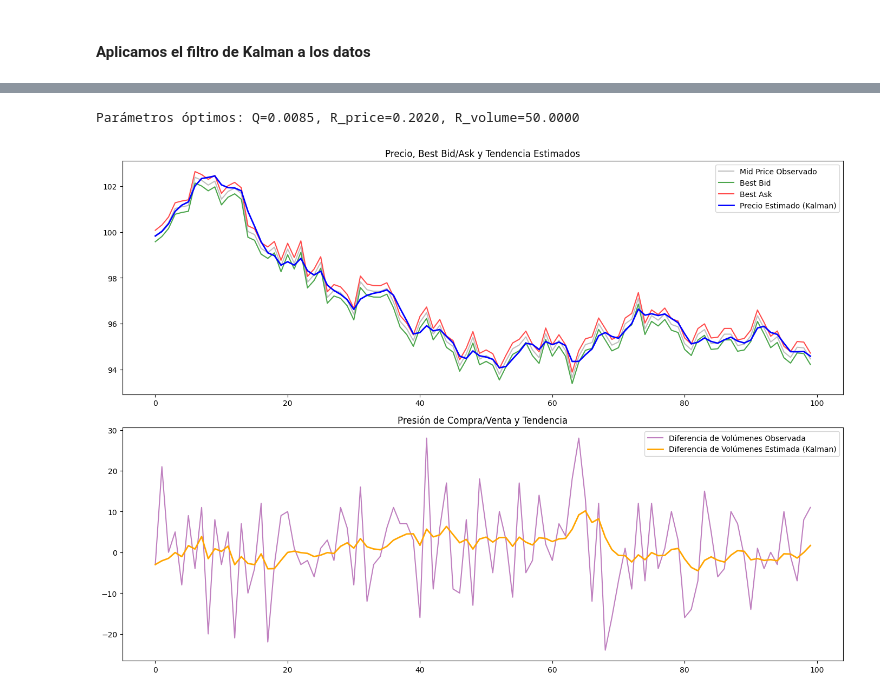
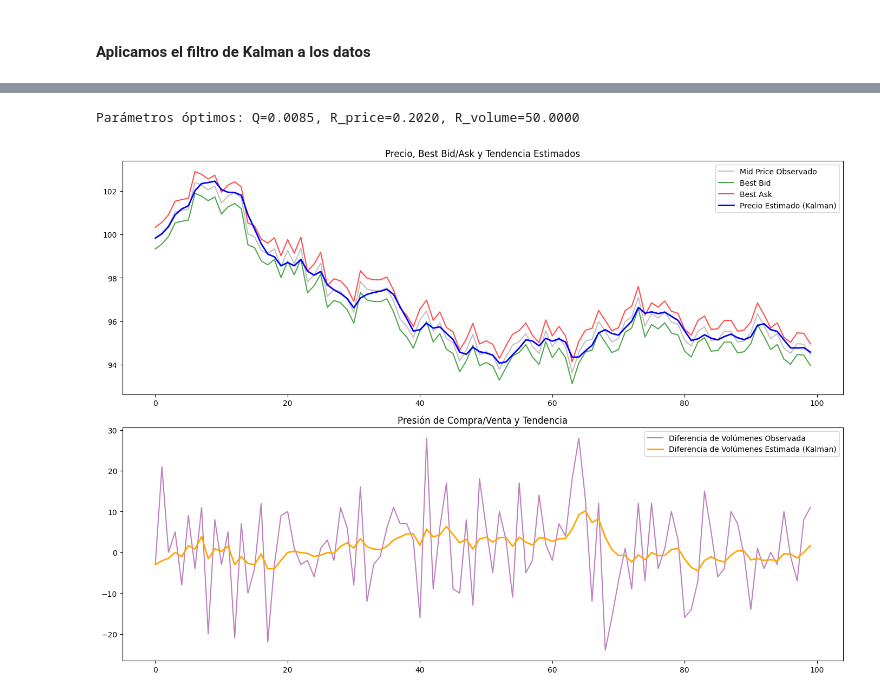
Before and after one commit to SantiLC03/market-making-polymarket, a Jupyter notebook: Kalman.ipynb, the cells around one changed output, grey strips where cells are left out. Cells and saved outputs as stored; diff of their text form; code cells hidden in the pictures.

Commit message:
Mejora Kalman Máx. Ver.

```diff
--- a/Kalman.ipynb
+++ b/Kalman.ipynb
@@ -104,7 +166,7 @@ np.random.seed(42)
 n = 100  # Número de observaciones
 true_price = np.cumsum(np.random.normal(0, 0.5, n)) + 100  # Precio real
 mid_price = true_price + np.random.normal(0, 0.3, n)     # Mid-price observado
-spread = 0.5  # Spread típico
+spread = 1  # Spread típico
 best_bid = mid_price - spread / 2  # Precio bid
 best_ask = mid_price + spread / 2  # Precio ask
 bid_volume = np.random.poisson(50, n)  # Volumen bid
@@ -244,43 +195,18 @@ class KalmanMLE:
-# %%
-# Estimación de parámetros con MLE
-mle_estimator = KalmanMLE(df['mid_price'], df['volume_diff'])
-optimal_params = mle_estimator.fit()
-
-print(f"Parámetros óptimos: Q={optimal_params['Q']:.4f}, R_price={optimal_params['R_price']:.4f}, R_volume={optimal_params['R_volume']:.4f}")
-
-# Obtener el filtro óptimo
-optimal_kf = mle_estimator.get_optimal_filter()
-
-# Aplicar el filtro óptimo
-states, _ = optimal_kf.filter(mle_estimator.observations)
-
-# Guardar resultados en el DataFrame
-df['estimated_price'] = states[:, 0]
-df['estimated_trend'] = states[:, 1]
-df['estimated_volume_diff'] = states[:, 2]
-df['estimated_volume_trend'] = states[:, 3]
-
-# Graficar resultados
-plt.figure(figsize=(14, 10))
-
-# Gráfica del precio
-plt.subplot(2, 1, 1)
-plt.plot(df['mid_price'], label='Mid Price Observado', alpha=0.5, color='gray')
-plt.plot(df['best_bid'], label='Best Bid', alpha=0.7, color='green')
-plt.plot(df['best_ask'], label='Best Ask', alpha=0.7, color='red')
-plt.plot(df['estimated_price'], label='Precio Estimado (Kalman)', linewidth=2, color='blue')
-plt.legend()
-plt.title('Precio, Best Bid/Ask y Tendencia Estimados')
-
-# Gráfica de la diferencia de volúmenes
-plt.subplot(2, 1, 2)
-plt.plot(df['volume_diff'], label='Diferencia de Volúmenes Observada', alpha=0.5, color='purple')
-plt.plot(df['estimated_volume_diff'], label='Diferencia de Volúmenes Estimada (Kalman)', linewidth=2, color='orange')
-plt.legend()
-plt.title('Presión de Compra/Venta y Tendencia')
-
-plt.tight_layout()
-plt.show()
-# %% [output]
-Parámetros óptimos: Q=0.0085, R_price=0.2020, R_volume=50.0000
-[figure, removed]
+# %%
+# Estimación de parámetros con MLE
+mle_estimator = KalmanMLE(
+    mid_price=df['mid_price'],
+    volume_diff=df['volume_diff'],
+    best_bid=df['best_bid'],
+    best_ask=df['best_ask']
+)
+
+# Ajustar parámetros
+optimal_params = mle_estimator.fit()
+print(f"Parámetros óptimos: Q={optimal_params['Q']:.4f}, R_price={optimal_params['R_price']:.4f}, R_volume={optimal_params['R_volume']:.4f}")
+
+# Graficar resultados
+mle_estimator.plot_results()
+# %% [output]
+Parámetros óptimos: Q=0.0085, R_price=0.2020, R_volume=50.0000
+[figure, added]
```
Also changed, not shown: parts of 6 cells of this notebook.
